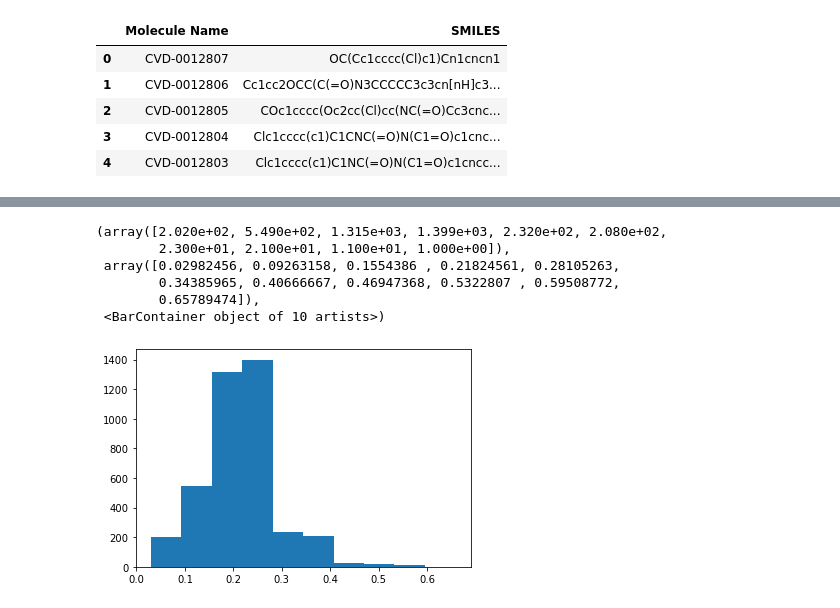
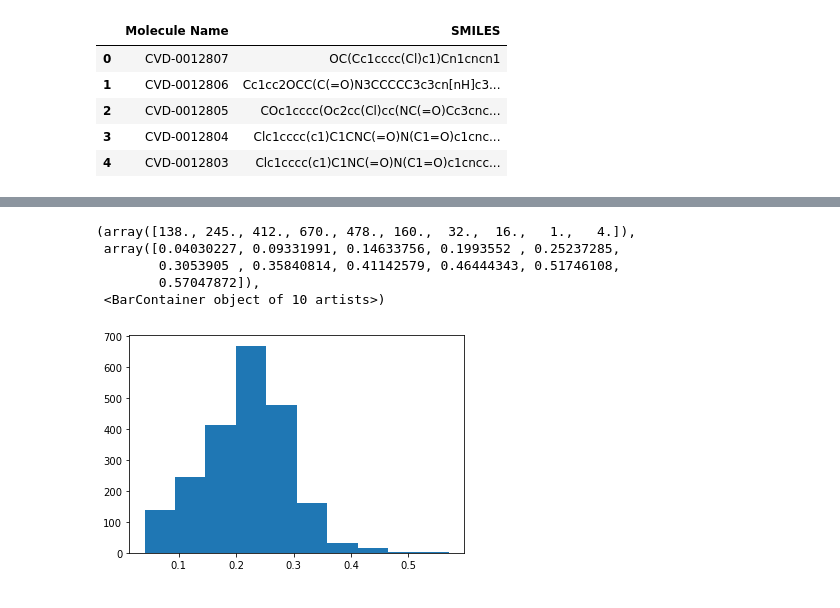
Before and after one commit to Waztom/xchem-CovidOT, a Jupyter notebook: react_amide.ipynb, the cells around one changed output, grey strips where cells are left out. Saved outputs shown, nothing was run; the diff lists cells and outputs as text; code cells hidden in the pictures.

```diff
--- a/react_amide.ipynb
+++ b/react_amide.ipynb
@@ -136,0 +157,3 @@ RCOCl_RNH2_prods_smiles = [Chem.MolToSmiles(mol) for mol in RCOCl_RNH2_prods]
+# %%
+# Get the amide coupling products and data
+prod_df = reactamide(RCOOH_data, RCOCl_data, RNH2_data)
@@ -179,3 +197,6 @@ No filtered RCOCl + RNH2 products: 2103
+# %%
+# Remove product rows that are in the Moonshot already
+prod_df = prod_df[~prod_df['product_SMILES'].isin(moonshot_cmps['SMILES'])].dropna()
 # %%
 # Ok so we have some unique compounds but what about selecting best possible compounds?
 # How about we use a fingerprint similarity search to select compounds that match top
@@ -194,9 +212,7 @@ ADA_UCB_6c2cb422_1_fp = Chem.RDKFingerprint(ADA_UCB_6c2cb422_1)
 TRY_UNI_2eddb1ff_7_fp = Chem.RDKFingerprint(TRY_UNI_2eddb1ff_7)
 # %%
 # Get fingerprint vectors for all enumerated compounds
-RCOOH_RNH2_fps = [Chem.RDKFingerprint(mol) for mol in RCOOH_RNH2_prods_mols]
-RCOCl_RNH2_fps = [Chem.RDKFingerprint(mol) for mol in RCOCl_RNH2_prods_mols]
+prod_df['product_fps'] = [Chem.RDKFingerprint(mol) for mol in prod_df['product_mols']]
 # %%
 # Get the similarity scores of RCOOH_RNH2 products vs ADA and TRY compounds
-RCOOH_RNH2_ADA_smilarity = [DataStructs.FingerprintSimilarity(fp,ADA_UCB_6c2cb422_1_fp) for fp in RCOOH_RNH2_fps]
-RCOOH_RNH2_TRY_smilarity = [DataStructs.FingerprintSimilarity(fp,TRY_UNI_2eddb1ff_7_fp) for fp in RCOOH_RNH2_fps]
+prod_df['fp_similarity'] = [DataStructs.FingerprintSimilarity(fp,TRY_UNI_2eddb1ff_7_fp) for fp in prod_df['product_fps']]
@@ -203,12 +228,11 @@ RCOOH_RNH2_TRY_smilarity = [DataStructs.FingerprintSimilarity(fp,TRY_UNI_2eddb1f
 # %%
 # Let's plot the results to get an idea of what the disctribution of scores are like
 import matplotlib.pyplot as plt
-plt.hist(RCOOH_RNH2_ADA_smilarity)
+plt.hist(prod_df['fp_similarity'])
 # %% [output]
-(array([2.020e+02, 5.490e+02, 1.315e+03, 1.399e+03, 2.320e+02, 2.080e+02,
-        2.300e+01, 2.100e+01, 1.100e+01, 1.000e+00]),
- array([0.02982456, 0.09263158, 0.1554386 , 0.21824561, 0.28105263,
-        0.34385965, 0.40666667, 0.46947368, 0.5322807 , 0.59508772,
-        0.65789474]),
+(array([138., 245., 412., 670., 478., 160.,  32.,  16.,   1.,   4.]),
+ array([0.04030227, 0.09331991, 0.14633756, 0.1993552 , 0.25237285,
+        0.3053905 , 0.35840814, 0.41142579, 0.46444343, 0.51746108,
+        0.57047872]),
  <BarContainer object of 10 artists>)
-[figure, old version]
+[figure, new version]
```
Also changed, not shown: parts of 31 cells of this notebook, 1 other file.
